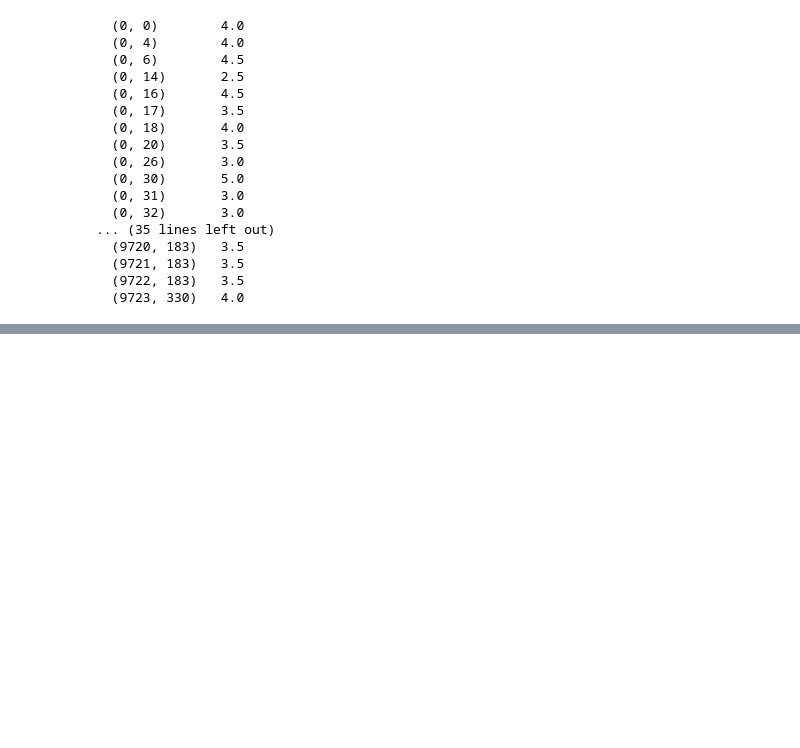
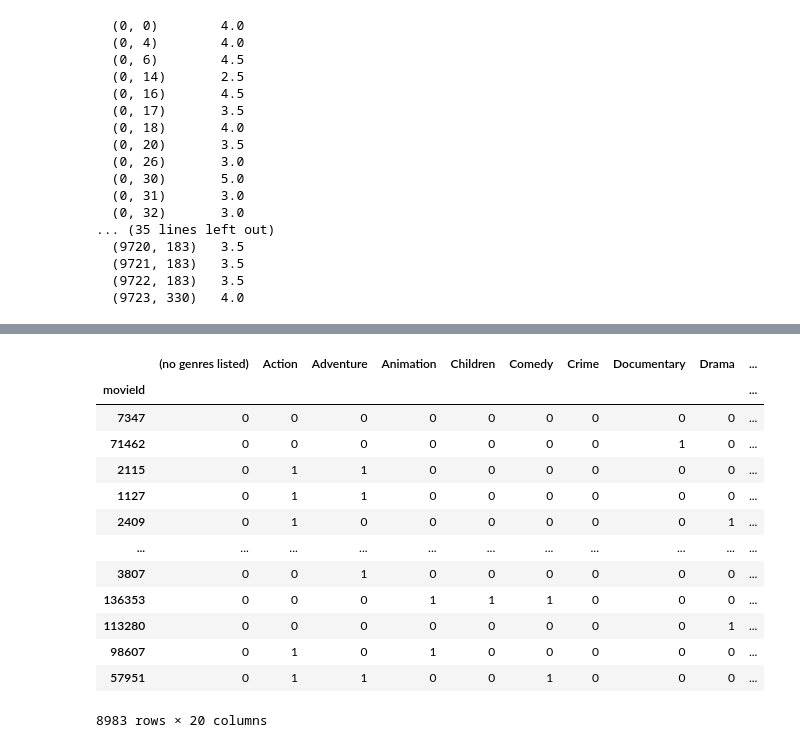
Before and after one commit to khs4140/RecommendSystem, a Jupyter notebook: 03.simpeRecommend.ipynb, the cells around one changed output, grey strips where cells are left out. Saved outputs shown, nothing was run; the diff lists cells and outputs as text; code cells hidden in the pictures; blank space fills up the shorter version.

```diff
--- a/03.simpeRecommend.ipynb
+++ b/03.simpeRecommend.ipynb
@@ -128,0 +412,7 @@ pd.DataFrame(data = [sum(list(user_movie_pivot[int(x)].value_counts())[1:]) for
+# %%
+genre_df = movie_df['genres'].str.get_dummies(sep='|')
+print(genre_df.shape)
+
+genre_df = genre_df.loc[train_df.movieId.unique()]
+print(genre_df.shape)
+genre_df.head()
@@ -128,0 +444,17 @@ pd.DataFrame(data = [sum(list(user_movie_pivot[int(x)].value_counts())[1:]) for
+# %%
+genre_df
+# %% [output]
+|  | (no genres listed) | Action | Adventure | Animation | Children | Comedy | Crime | Documentary | Drama | ... |
+| movieId |  |  |  |  |  |  |  |  |  | ... |
+| 7347 | 0 | 0 | 0 | 0 | 0 | 0 | 0 | 0 | 0 | ... |
+| 71462 | 0 | 0 | 0 | 0 | 0 | 0 | 0 | 1 | 0 | ... |
+| 2115 | 0 | 1 | 1 | 0 | 0 | 0 | 0 | 0 | 0 | ... |
+| 1127 | 0 | 1 | 1 | 0 | 0 | 0 | 0 | 0 | 0 | ... |
+| 2409 | 0 | 1 | 0 | 0 | 0 | 0 | 0 | 0 | 1 | ... |
+| ... | ... | ... | ... | ... | ... | ... | ... | ... | ... | ... |
+| 3807 | 0 | 0 | 1 | 0 | 0 | 0 | 0 | 0 | 0 | ... |
+| 136353 | 0 | 0 | 0 | 1 | 1 | 1 | 0 | 0 | 0 | ... |
+| 113280 | 0 | 0 | 0 | 0 | 0 | 0 | 0 | 0 | 1 | ... |
+| 98607 | 0 | 1 | 0 | 1 | 0 | 0 | 0 | 0 | 0 | ... |
+| 57951 | 0 | 1 | 1 | 0 | 0 | 1 | 0 | 0 | 0 | ... |
+8983 rows × 20 columns
```
Also changed, not shown: parts of 44 cells of this notebook.
